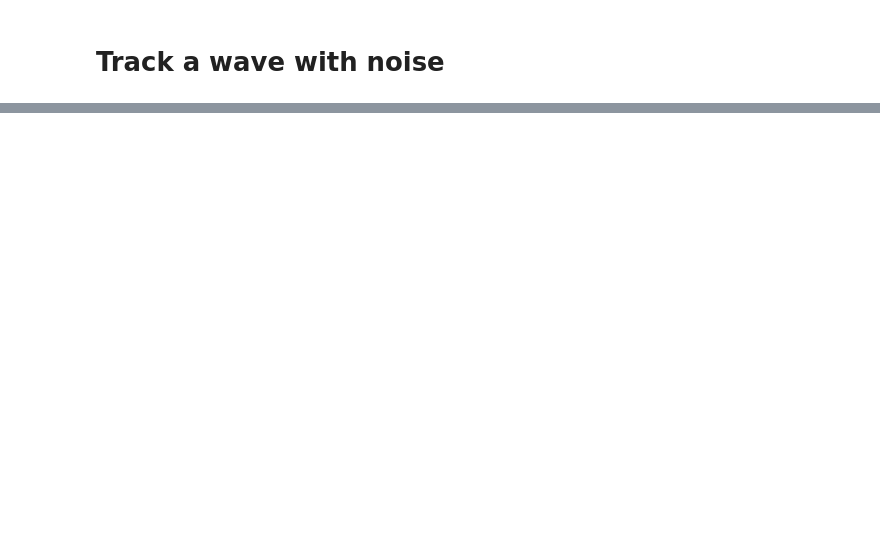
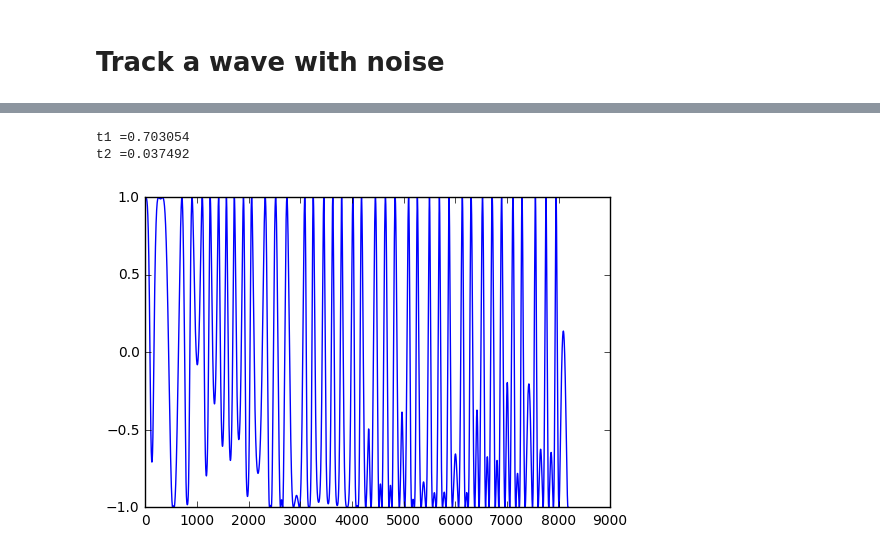
Before and after one commit to psas/gps, a Jupyter notebook: notebooks/Complex_Wave.ipynb, the cells around one changed output, grey strips where cells are left out. Cells and saved outputs as stored; diff of their text form; code cells hidden in the pictures; blank space fills up the shorter version.

Commit message:
made the feedback filter actually correct

```diff
--- a/notebooks/Complex_Wave.ipynb
+++ b/notebooks/Complex_Wave.ipynb
@@ -405,0 +422,64 @@ plt.show()
+# %%
+signal = incWav
+
+output = []
+phi_hat = 0.3      # phi_hat is the output phase
+freq_offset = 0.3
+delta_phi = 0.0    # delta_phi is the phase difference between the incomming signal and the VCO
+Bn = 20
+Zeta = 0.707       # Damping factor of the loop
+wn = (2*Bn) / (Zeta + 1/(4*Zeta))          # wn is omega_n, pll bandwidth
+fs = 4.092 *10**6  # Sampling frequency
+ts = 1/fs          # Sampling time
+t = 1* 10**-3
+K = 1000           # K = loop gain, which I assume can be chosen, but this is a sample value
+N = fs*t         # Number of samples
+
+noise_power = 0
+noise_mean = 0
+
+
+# These are just initializing some vectors for plotting
+ref = np.linspace(0, N, N)
+# Clear buffers
+v0 = 0.0
+v1 = 0.0
+v2 = 0.0
+
+#Set parameters for feedback equation above
+a0 = 1.0
+a1 = -1.999734
+a2 = 0.999969
+
+
+
+t1 = K/(wn*wn)     # tau_1
+t2 = 2*Zeta/wn     # tau_2
+print('t1 =%f' %t1)
+print('t2 =%f' %t2)
+
+b0 = -0.000059 #(4*K/t1) * (1.0+t2/2.0)
+b1 = -0.000118 #8*K/t1
+b2 = -0.000059 #(4*K/t1) * (1.0-t2/2.0)
+
+for sample in signal:
+
+    # Complex oscillator signal
+    lpf = np.cos(phi_hat) + 1j*np.sin(phi_hat)
+
+    delta_phi = np.angle( sample * np.conj( lpf))
+    output.append(lpf)
+
+    # vx varibles are a buffer to store output changes on transfer function variables ax and bx
+    v2 =  v1
+    v1 =  v0
+    v0 =  delta_phi - v1 * a1 - v2 * a2
+    phi_hat =  v0 * b0 + v1 * b1 + v2* b2
+# %% [output]
+t1 =0.703054
+t2 =0.037492
+# %%
+plt.plot(output)
+plt.show()
+# %% [output]
+[figure, added]
```
Also changed, not shown: parts of 7 cells of this notebook.
